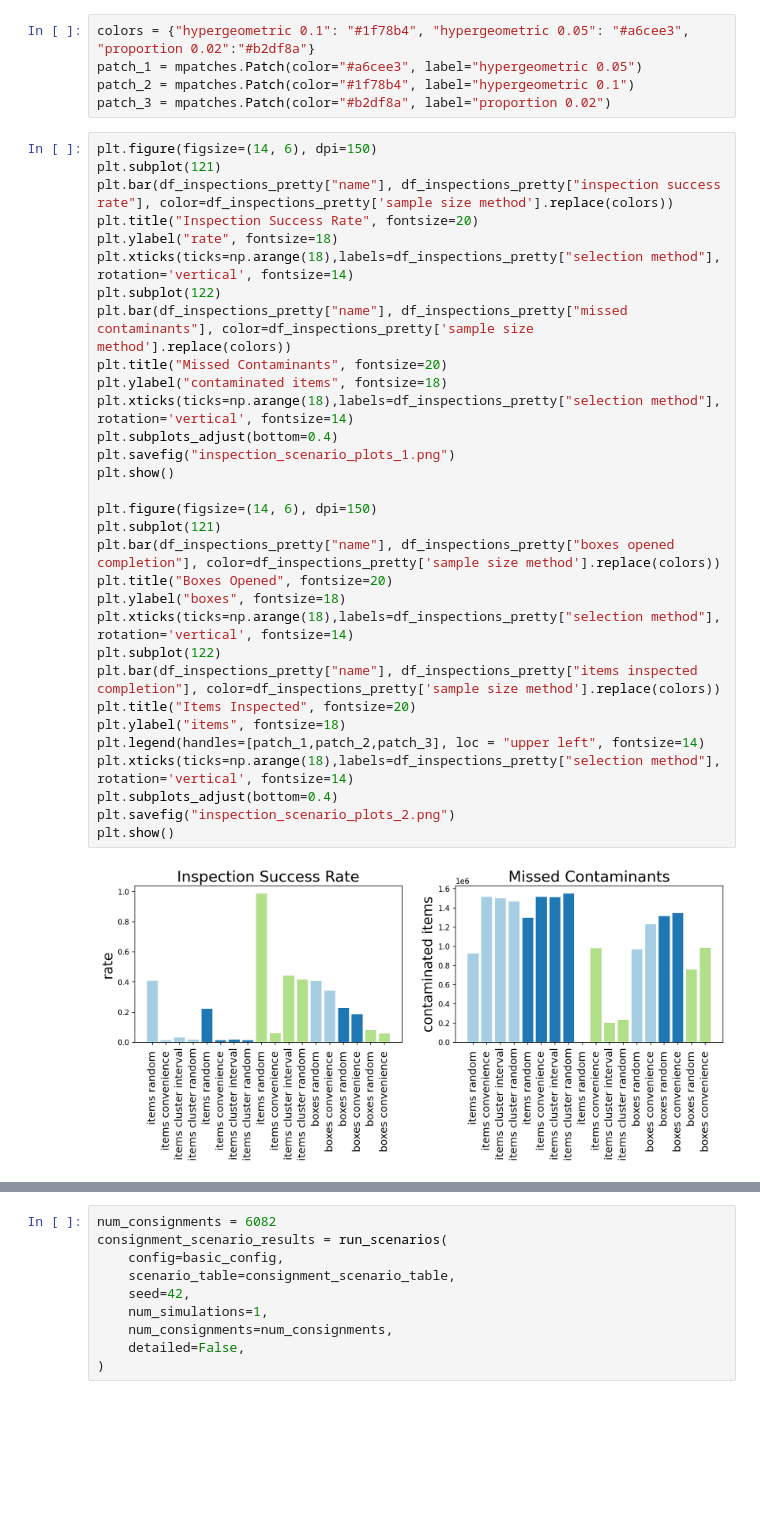
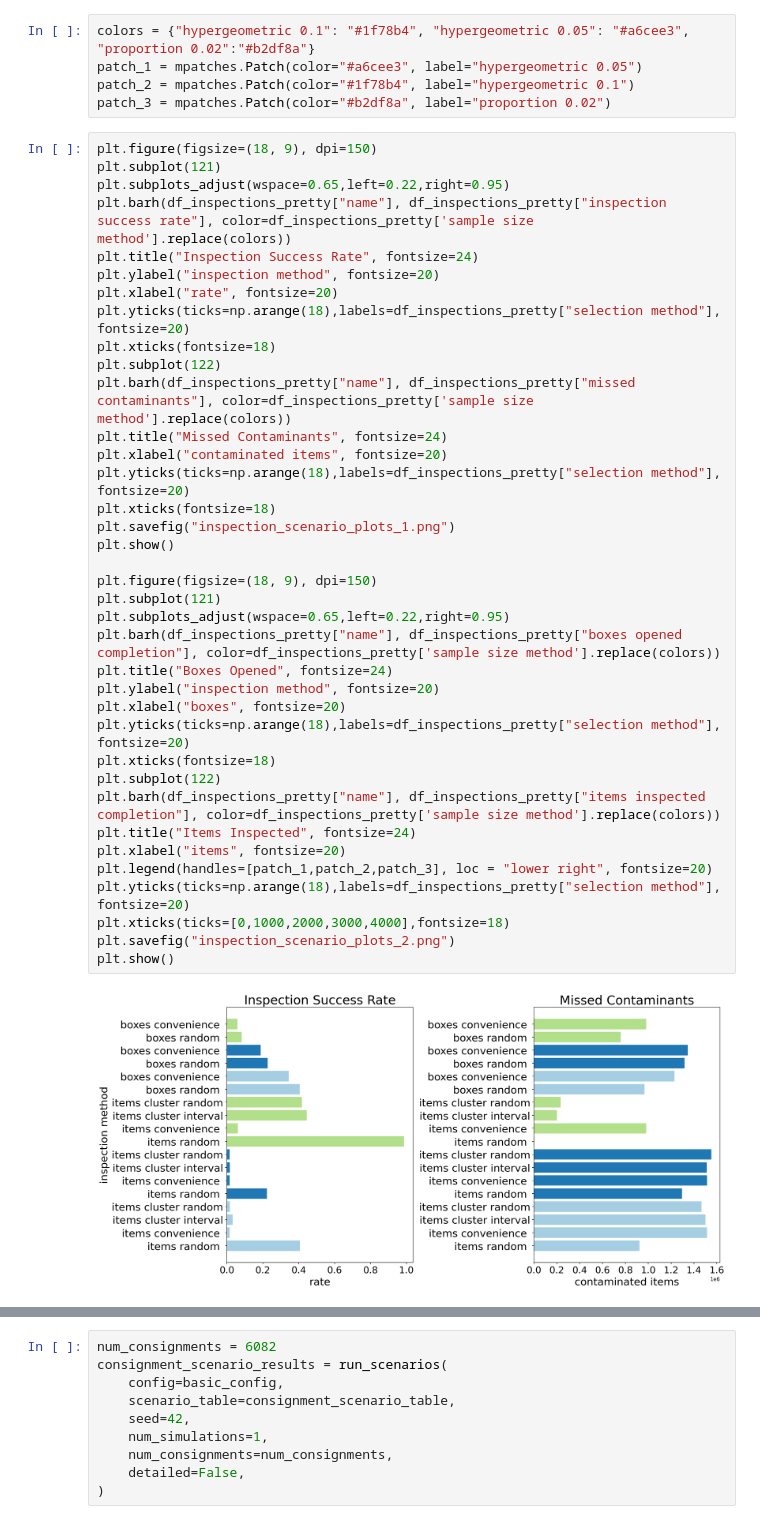
Before and after one commit to ncsu-landscape-dynamics/popsborder, a Jupyter notebook: simulation_use_cases.ipynb, the cells around one changed output, grey strips where cells are left out. Saved outputs shown, nothing was run; the diff lists cells and outputs as text; blank space fills up the shorter version.

```diff
--- a/simulation_use_cases.ipynb
+++ b/simulation_use_cases.ipynb
@@ -259,35 +259,41 @@ patch_1 = mpatches.Patch(color="#a6cee3", label="hypergeometric 0.05")
 patch_2 = mpatches.Patch(color="#1f78b4", label="hypergeometric 0.1")
 patch_3 = mpatches.Patch(color="#b2df8a", label="proportion 0.02")
 # %%
-plt.figure(figsize=(14, 6), dpi=150)
+plt.figure(figsize=(18, 9), dpi=150)
 plt.subplot(121)
-plt.bar(df_inspections_pretty["name"], df_inspections_pretty["inspection success rate"], color=df_inspections_pretty['sample size method'].replace(colors))
-plt.title("Inspection Success Rate", fontsize=20)
-plt.ylabel("rate", fontsize=18)
-plt.xticks(ticks=np.arange(18),labels=df_inspections_pretty["selection method"], rotation='vertical', fontsize=14)
+plt.subplots_adjust(wspace=0.65,left=0.22,right=0.95)
+plt.barh(df_inspections_pretty["name"], df_inspections_pretty["inspection success rate"], color=df_inspections_pretty['sample size method'].replace(colors))
+plt.title("Inspection Success Rate", fontsize=24)
+plt.ylabel("inspection method", fontsize=20)
+plt.xlabel("rate", fontsize=20)
+plt.yticks(ticks=np.arange(18),labels=df_inspections_pretty["selection method"], fontsize=20)
+plt.xticks(fontsize=18)
 plt.subplot(122)
-plt.bar(df_inspections_pretty["name"], df_inspections_pretty["missed contaminants"], color=df_inspections_pretty['sample size method'].replace(colors))
-plt.title("Missed Contaminants", fontsize=20)
-plt.ylabel("contaminated items", fontsize=18)
-plt.xticks(ticks=np.arange(18),labels=df_inspections_pretty["selection method"], rotation='vertical', fontsize=14)
-plt.subplots_adjust(bottom=0.4)
+plt.barh(df_inspections_pretty["name"], df_inspections_pretty["missed contaminants"], color=df_inspections_pretty['sample size method'].replace(colors))
+plt.title("Missed Contaminants", fontsize=24)
+plt.xlabel("contaminated items", fontsize=20)
+plt.yticks(ticks=np.arange(18),labels=df_inspections_pretty["selection method"], fontsize=20)
+plt.xticks(fontsize=18)
 plt.savefig("inspection_scenario_plots_1.png")
 plt.show()
 
-plt.figure(figsize=(14, 6), dpi=150)
+plt.figure(figsize=(18, 9), dpi=150)
 plt.subplot(121)
-plt.bar(df_inspections_pretty["name"], df_inspections_pretty["boxes opened completion"], color=df_inspections_pretty['sample size method'].replace(colors))
-plt.title("Boxes Opened", fontsize=20)
-plt.ylabel("boxes", fontsize=18)
-plt.xticks(ticks=np.arange(18),labels=df_inspections_pretty["selection method"], rotation='vertical', fontsize=14)
+plt.subplots_adjust(wspace=0.65,left=0.22,right=0.95)
+plt.barh(df_inspections_pretty["name"], df_inspections_pretty["boxes opened completion"], color=df_inspections_pretty['sample size method'].replace(colors))
+plt.title("Boxes Opened", fontsize=24)
+plt.ylabel("inspection method", fontsize=20)
+plt.xlabel("boxes", fontsize=20)
+plt.yticks(ticks=np.arange(18),labels=df_inspections_pretty["selection method"], fontsize=20)
+plt.xticks(fontsize=18)
 plt.subplot(122)
-plt.bar(df_inspections_pretty["name"], df_inspections_pretty["items inspected completion"], color=df_inspections_pretty['sample size method'].replace(colors))
-plt.title("Items Inspected", fontsize=20)
-plt.ylabel("items", fontsize=18)
-plt.legend(handles=[patch_1,patch_2,patch_3], loc = "upper left", fontsize=14)
-plt.xticks(ticks=np.arange(18),labels=df_inspections_pretty["selection method"], rotation='vertical', fontsize=14)
-plt.subplots_adjust(bottom=0.4)
+plt.barh(df_inspections_pretty["name"], df_inspections_pretty["items inspected completion"], color=df_inspections_pretty['sample size method'].replace(colors))
+plt.title("Items Inspected", fontsize=24)
+plt.xlabel("items", fontsize=20)
+plt.legend(handles=[patch_1,patch_2,patch_3], loc = "lower right", fontsize=20)
+plt.yticks(ticks=np.arange(18),labels=df_inspections_pretty["selection method"], fontsize=20)
+plt.xticks(ticks=[0,1000,2000,3000,4000],fontsize=18)
 plt.savefig("inspection_scenario_plots_2.png")
 plt.show()
 # %% [output]
-[figure, old version]
+[figure, new version]
```
Also changed, not shown: parts of 5 cells of this notebook, 7 other files.
